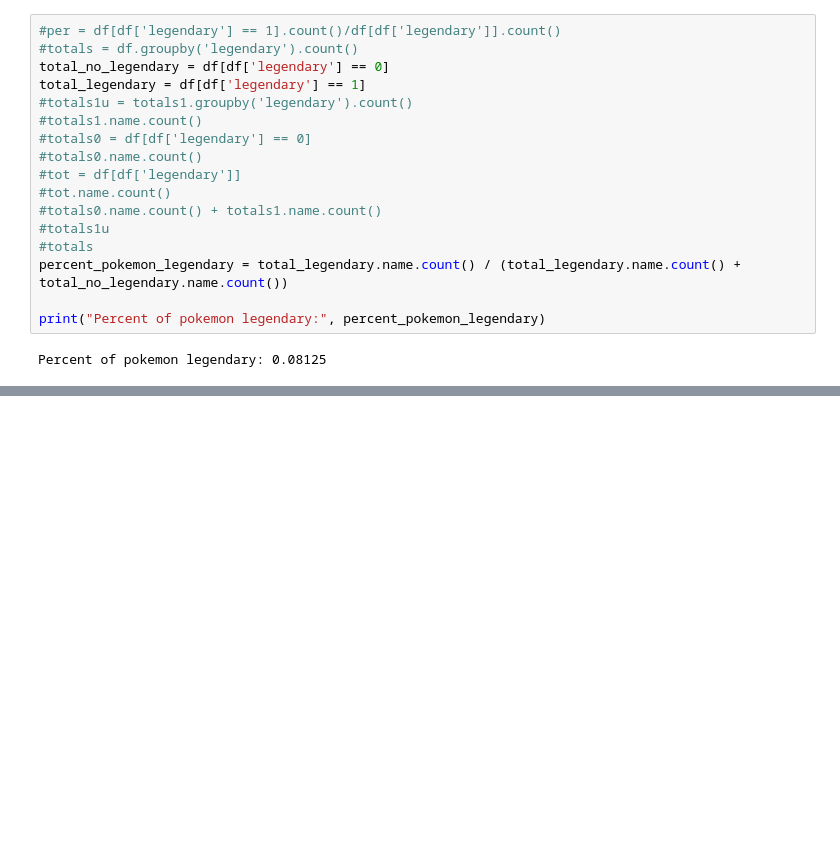
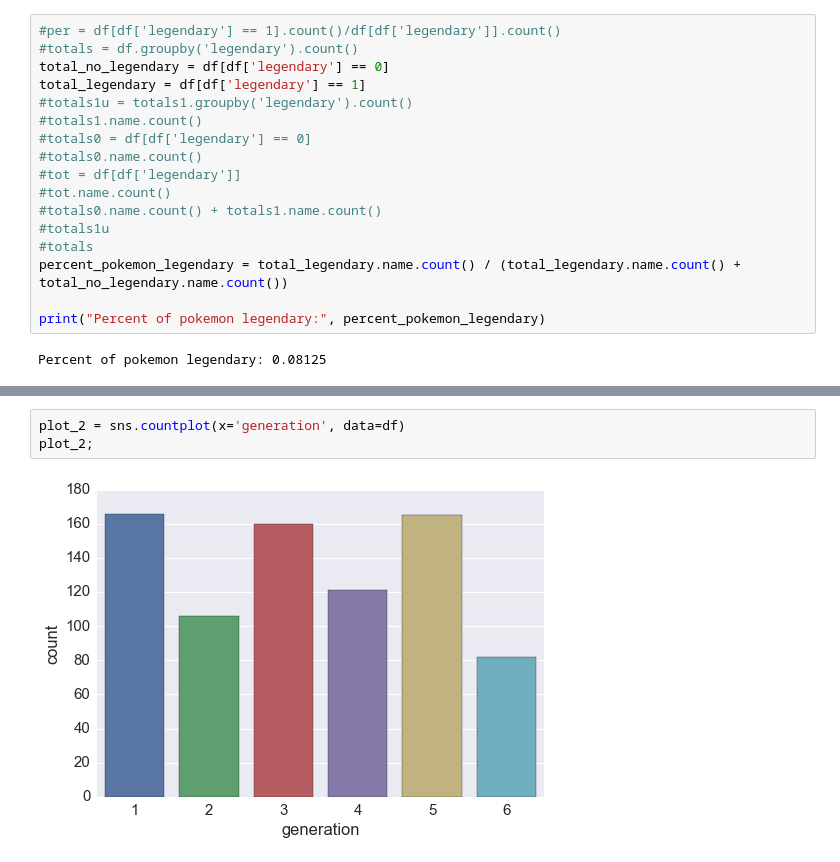
Before and after one commit to carlespoles/DSCI6002-student, a Jupyter notebook: week3/3-1_Review/DSCI6002-Midterm-Part1-CarlesPolesMielgo.ipynb, the cells around one changed output, grey strips where cells are left out. Saved outputs shown, nothing was run; the diff lists cells and outputs as text; blank space fills up the shorter version.

```diff
--- a/week3/3-1_Review/DSCI6002-Midterm-Part1-CarlesPolesMielgo.ipynb
+++ b/week3/3-1_Review/DSCI6002-Midterm-Part1-CarlesPolesMielgo.ipynb
@@ -164,0 +171,5 @@ Percent of pokemon legendary: 0.08125
+# %%
+plot_2 = sns.countplot(x='generation', data=df)
+plot_2;
+# %% [output]
+[figure, added]
```
Also changed, not shown: parts of 5 cells of this notebook.
